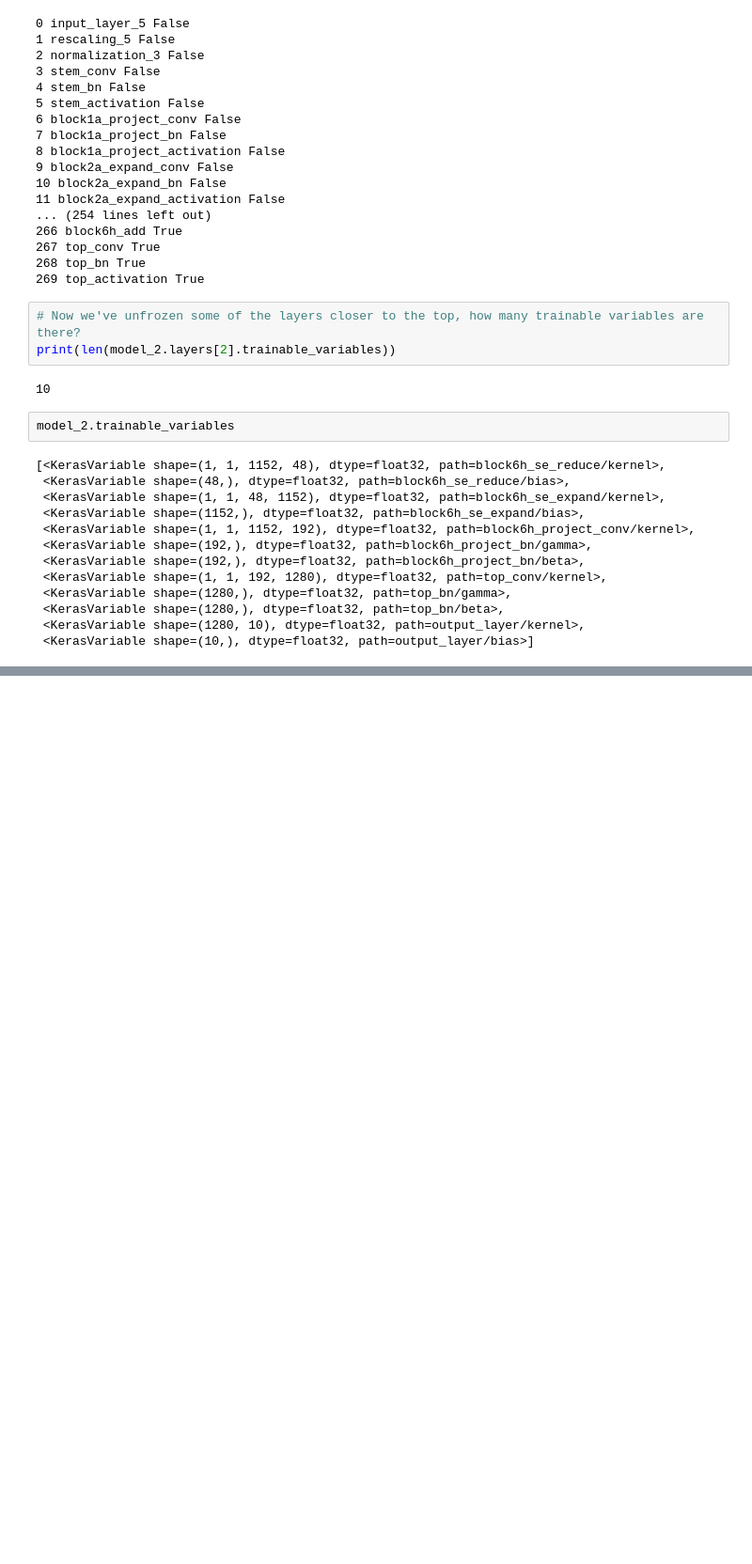
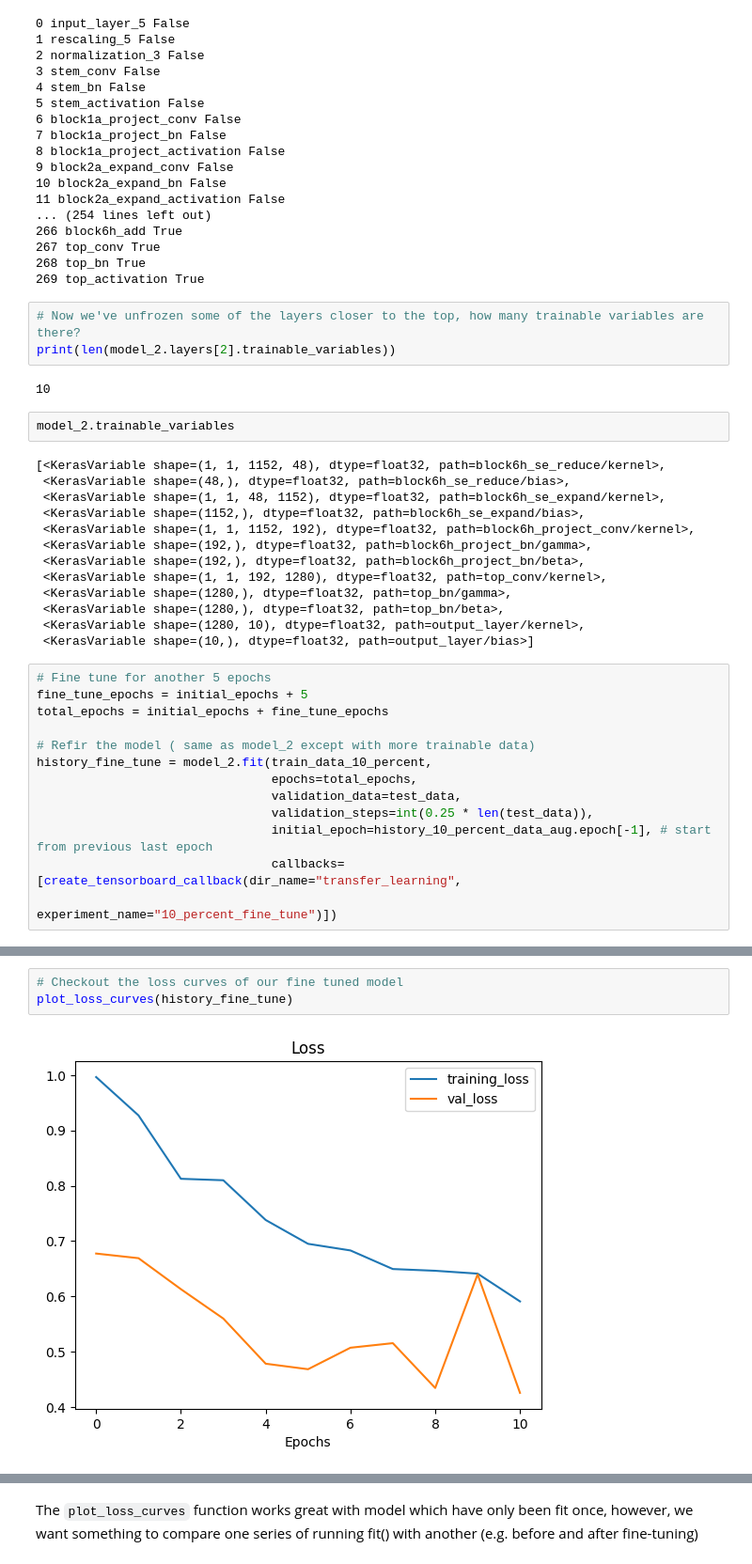
Before and after one commit to ArtyomHov/tensorflow-zero-to-mastery, a Jupyter notebook: 05_transfer_learning_in_tensorflow_part_2_finetuning.ipynb, the cells around one changed output, grey strips where cells are left out. Shown at 94% size. Saved outputs shown, nothing was run; the diff lists cells and outputs as text; blank space fills up the shorter version.

```diff
--- a/05_transfer_learning_in_tensorflow_part_2_finetuning.ipynb
+++ b/05_transfer_learning_in_tensorflow_part_2_finetuning.ipynb
@@ -871,3 +871,16 @@ model_2.trainable_variables
  <KerasVariable shape=(1280,), dtype=float32, path=top_bn/beta>,
  <KerasVariable shape=(1280, 10), dtype=float32, path=output_layer/kernel>,
  <KerasVariable shape=(10,), dtype=float32, path=output_layer/bias>]
+# %%
+# Fine tune for another 5 epochs
+fine_tune_epochs = initial_epochs + 5
+total_epochs = initial_epochs + fine_tune_epochs
+
+# Refir the model ( same as model_2 except with more trainable data)
+history_fine_tune = model_2.fit(train_data_10_percent,
+                                epochs=total_epochs,
+                                validation_data=test_data,
+                                validation_steps=int(0.25 * len(test_data)),
+                                initial_epoch=history_10_percent_data_aug.epoch[-1], # start from previous last epoch
+                                callbacks=[create_tensorboard_callback(dir_name="transfer_learning",
+                                                                       experiment_name="10_percent_fine_tune")])
@@ -873,0 +912,5 @@ model_2.trainable_variables
+# %%
+# Checkout the loss curves of our fine tuned model
+plot_loss_curves(history_fine_tune)
+# %% [output]
+[figure, added]
@@ -873,0 +918,2 @@ model_2.trainable_variables
+# %% [markdown]
+The `plot_loss_curves` function works great with model which have only been fit once, however, we want something to compare one series of running fit() with another (e.g. before and after fine-tuning)
```
Also changed, not shown: parts of 46 cells of this notebook.
